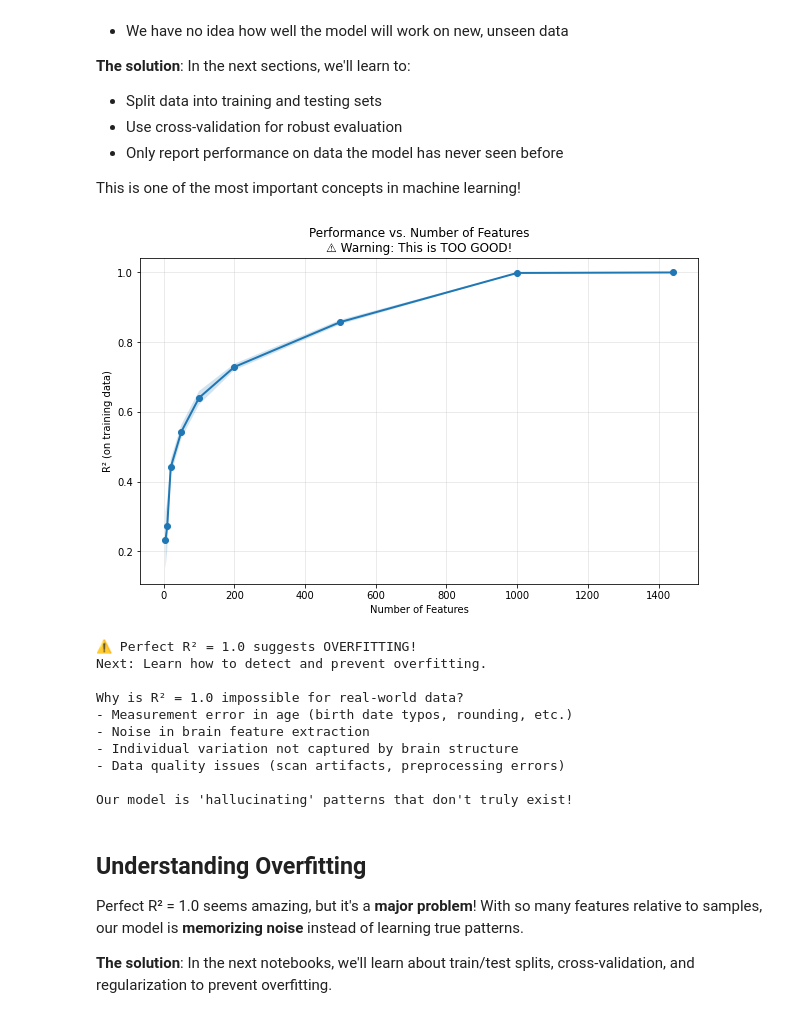
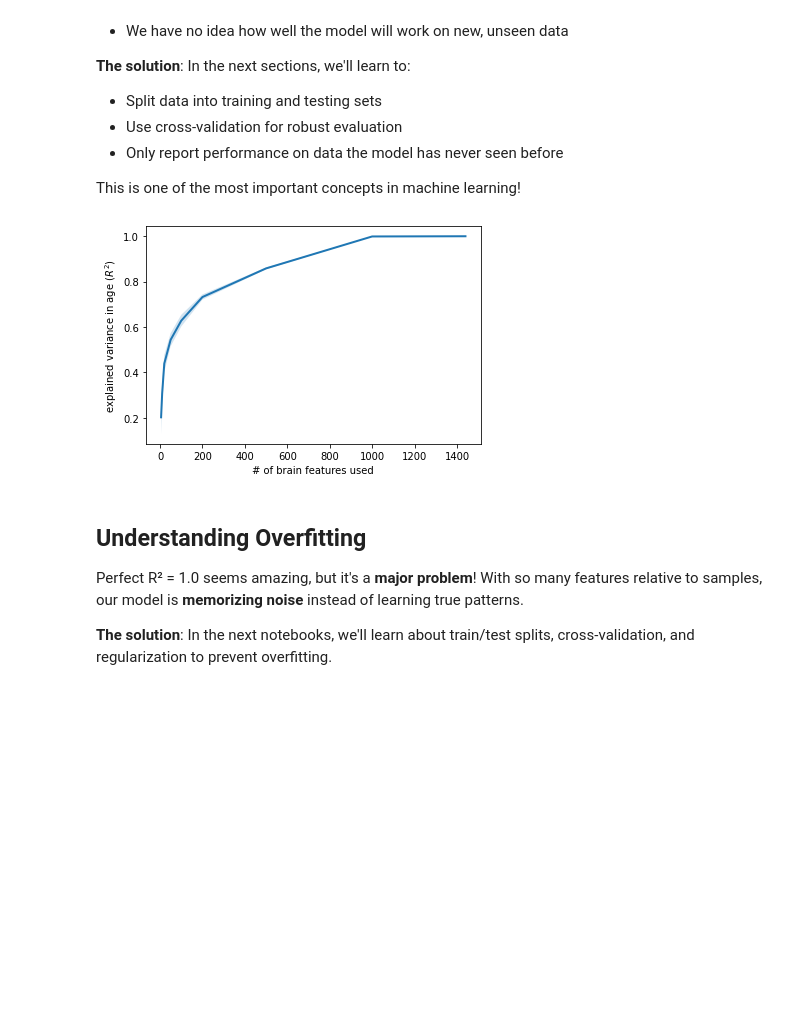
Before and after one commit to upishanker/cns-workshops, a Jupyter notebook: ML-AI-4-NeuroSci/01-introduction-core-concepts.ipynb, the cells around one changed output. Drawn from its saved outputs; the diff is of its cells as text; code cells hidden in the pictures; blank space fills up the shorter version.

```diff
--- a/ML-AI-4-NeuroSci/01-introduction-core-concepts.ipynb
+++ b/ML-AI-4-NeuroSci/01-introduction-core-concepts.ipynb
@@ -415,52 +515,43 @@ This is like:
 
 This is one of the most important concepts in machine learning!
 # %%
-# Test performance with varying numbers of features
+# Loop over these feature set sizes
 n_feats = [5, 10, 20, 50, 100, 200, 500, 1000, 1440]
+
+# 10 iterations per set size, for stability
 n_iters = 10
+
+# Initialize a placeholder array for the results
 results = np.zeros((len(n_feats), n_iters))
+
+# Same target for all fits
+y = data['age']
 
 model = LinearRegression()
 
+# Loop over feature set sizes and iterations,
+# sample features, fit model, and save score
 for i, n in enumerate(n_feats):
     for j in range(n_iters):
-        X_sample = X_all.sample(n, axis=1)
-        model.fit(X_sample, y)
-        results[i, j] = model.score(X_sample, y)
+        X = X_all.sample(n, axis=1)
+        model.fit(X, y)
+        results[i, j] = model.score(X, y)
 
-# Plot results
+# Average over iterations
 means = results.mean(1)
+
+# Plot the performance curve
+plt.plot(n_feats, means, linewidth=2)
+
+# Add standard 1 sd error bars—though they're so small it's
+# hard to see them.
 stds = results.std(1)
+plt.fill_between(n_feats, means - stds, means + stds, alpha=0.2)
 
-plt.figure(figsize=(10, 6))
-plt.plot(n_feats, means, linewidth=2, marker='o')
-plt.fill_between(n_feats, means - stds, means + stds, alpha=0.2)
-plt.xlabel("Number of Features")
-plt.ylabel("R² (on training data)")
-plt.title("Performance vs. Number of Features\n⚠️ Warning: This is TOO GOOD!")
-plt.grid(True, alpha=0.3)
-plt.show()
-
-print("⚠️ Perfect R² = 1.0 suggests OVERFITTING!")
-print("Next: Learn how to detect and prevent overfitting.")
-print("\nWhy is R² = 1.0 impossible for real-world data?")
-print("- Measurement error in age (birth date typos, rounding, etc.)")
-print("- Noise in brain feature extraction")
-print("- Individual variation not captured by brain structure")
-print("- Data quality issues (scan artifacts, preprocessing errors)")
-print("\nOur model is 'hallucinating' patterns that don't truly exist!")
+plt.xlabel("# of brain features used")
+plt.ylabel("explained variance in age ($R^2$)");
 # %% [output]
-[figure, old version]
+[figure, new version]
-⚠️ Perfect R² = 1.0 suggests OVERFITTING!
-Next: Learn how to detect and prevent overfitting.
-
-Why is R² = 1.0 impossible for real-world data?
-- Measurement error in age (birth date typos, rounding, etc.)
-- Noise in brain feature extraction
-- Individual variation not captured by brain structure
-- Data quality issues (scan artifacts, preprocessing errors)
-
-Our model is 'hallucinating' patterns that don't truly exist!
 # %% [markdown]
 ## Understanding Overfitting
 
```
Also changed, not shown: parts of 3 cells of this notebook, 3 other files.
